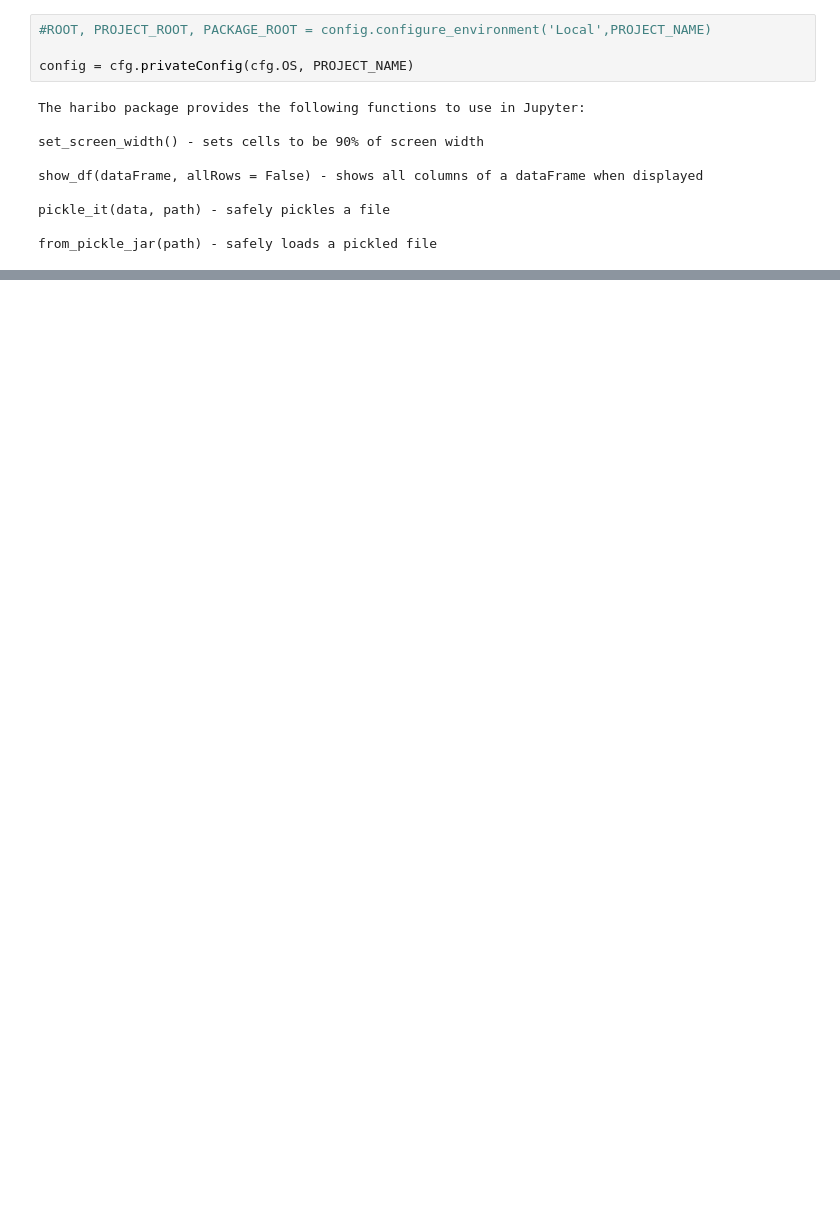
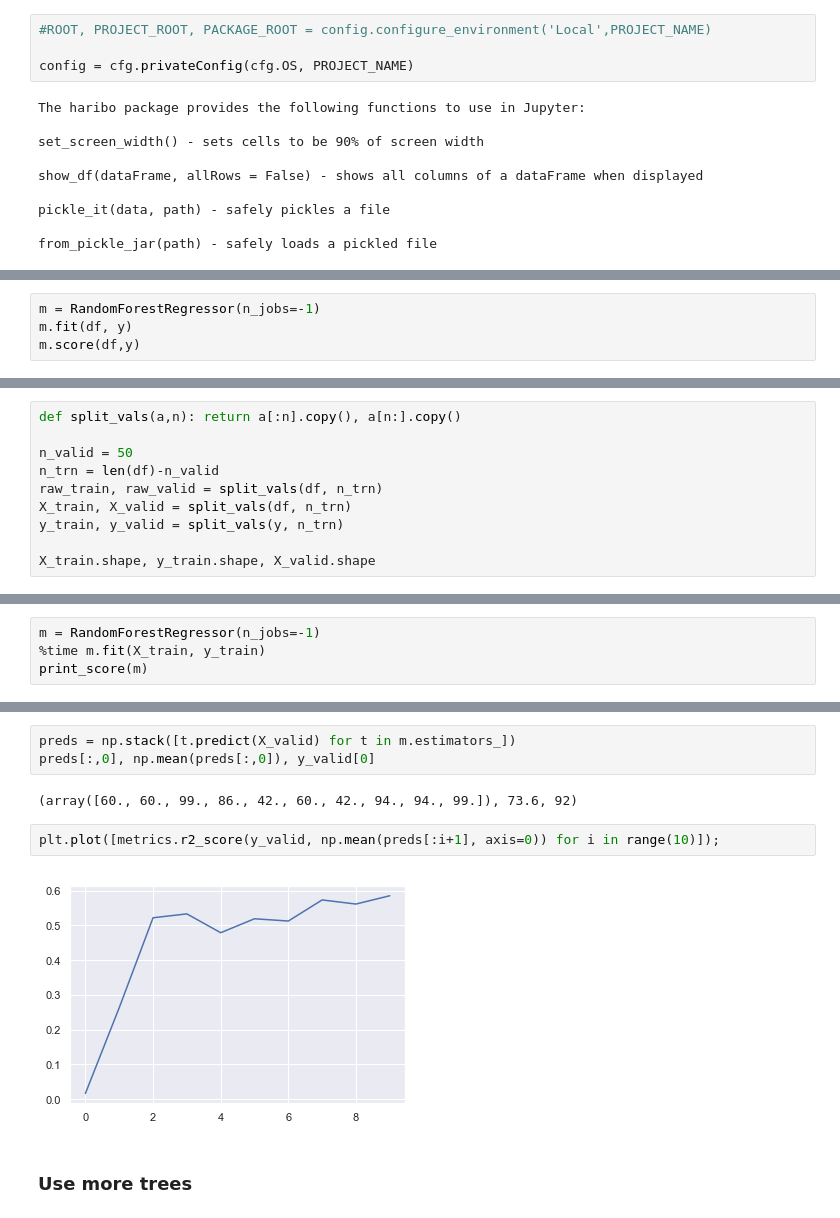
Before and after one commit to chris-pickford/RandomForestKb, a Jupyter notebook: Jupyter/main.ipynb, the cells around one changed output, grey strips where cells are left out. Saved outputs shown, nothing was run; the diff lists cells and outputs as text; blank space fills up the shorter version.

```diff
--- a/Jupyter/main.ipynb
+++ b/Jupyter/main.ipynb
@@ -88,0 +286,4 @@ data
+# %%
+m = RandomForestRegressor(n_jobs=-1)
+m.fit(df, y)
+m.score(df,y)
@@ -88,0 +294,10 @@ data
+# %%
+def split_vals(a,n): return a[:n].copy(), a[n:].copy()
+
+n_valid = 50
+n_trn = len(df)-n_valid
+raw_train, raw_valid = split_vals(df, n_trn)
+X_train, X_valid = split_vals(df, n_trn)
+y_train, y_valid = split_vals(y, n_trn)
+
+X_train.shape, y_train.shape, X_valid.shape
@@ -88,0 +314,4 @@ data
+# %%
+m = RandomForestRegressor(n_jobs=-1)
+%time m.fit(X_train, y_train)
+print_score(m)
@@ -88,0 +322,11 @@ data
+# %%
+preds = np.stack([t.predict(X_valid) for t in m.estimators_])
+preds[:,0], np.mean(preds[:,0]), y_valid[0]
+# %% [output]
+(array([60., 60., 99., 86., 42., 60., 42., 94., 94., 99.]), 73.6, 92)
+# %%
+plt.plot([metrics.r2_score(y_valid, np.mean(preds[:i+1], axis=0)) for i in range(10)]);
+# %% [output]
+[figure, added]
+# %% [markdown]
+### Use more trees
```
Also changed, not shown: parts of 51 cells of this notebook, 2 other files.
